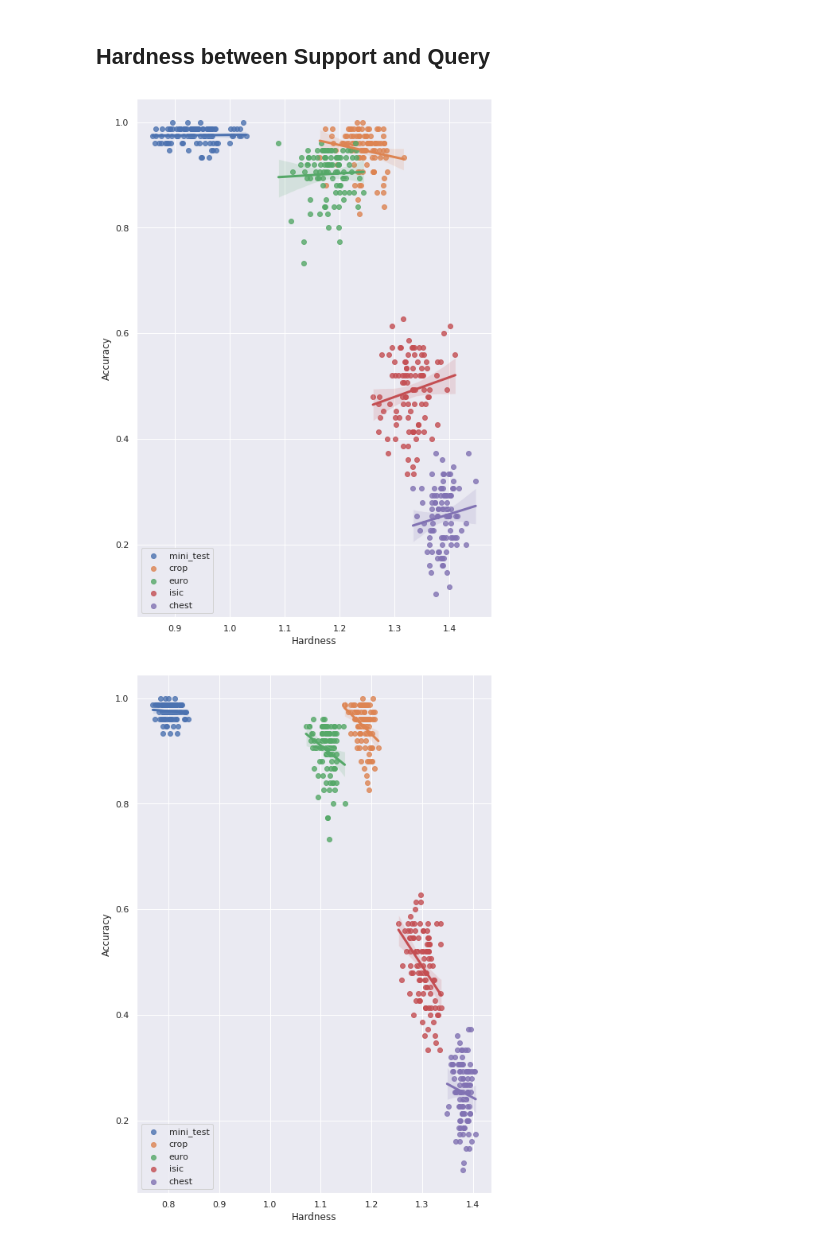
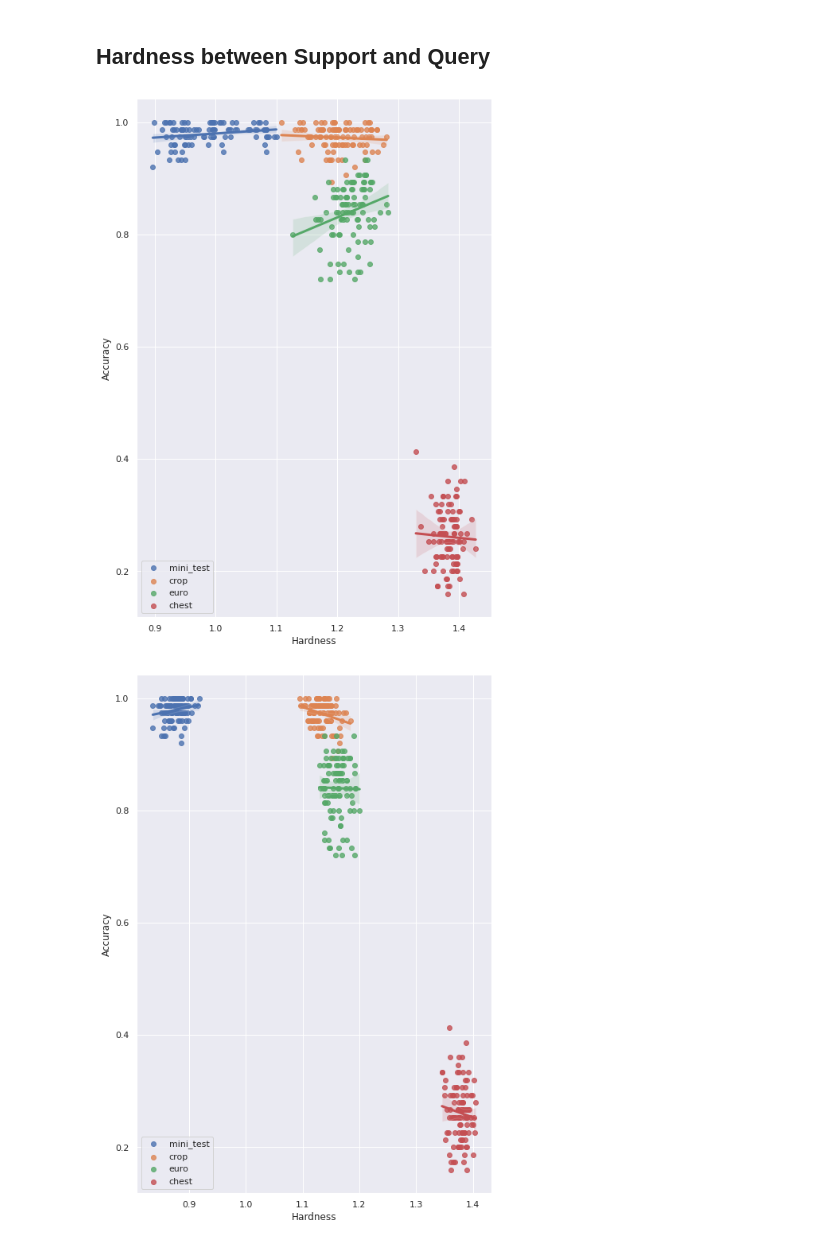
Before and after one commit to kimyuji/Fine-tune-with-Few-Samples, a Jupyter notebook: analysis_support_query.ipynb, the cells around one changed output. Cells and saved outputs as stored; diff of their text form; code cells hidden in the pictures.

```diff
--- a/analysis_support_query.ipynb
+++ b/analysis_support_query.ipynb
@@ -20,7 +20,7 @@ import itertools
 from torchvision.models import resnet152
 import torch
 from sklearn.metrics.pairwise import cosine_similarity
-datas = ['mini_test', 'crop','euro', 'isic', 'chest']
+datas = ['mini_test', 'crop','euro', 'chest']
 plt.rcParams["figure.figsize"] = (8,12)
 plt.rcParams['lines.linewidth'] = 2
 plt.rcParams['font.size'] = 15
@@ -112,9 +112,9 @@ plt.savefig('./img_pdf/support_query/support_clustering_5shot.pdf', bbox_inches=
 # 5 shot
 C = 5
 N = 5
-df = pd.DataFrame(None, columns = datas, index = [i for i in range(10)])
+df = pd.DataFrame(None, columns = datas, index = [i for i in range(20)])
 for data in datas:
-    path = './logs/baseline/output/torch_resnet18_simclr_LS_default/{}/05way_005shot_head_default/feature/{}_support.npy'
+    path = './logs/baseline/output/torch_resnet18_simclr_LS_default/{}/05way_005shot_head_default/feature/{:03d}_support.npy'
     for i in range(10):
         denom = [] # 분모
         numer = [] # 분자
@@ -131,16 +131,16 @@ for data in datas:
                 numer.append(cosine_distances(sample, mu_i))
         cluster_measure = C * sum(numer) / (N * sum(denom))
         df.loc[i, data] = cluster_measure
-df.index = ["support_{}".format(i) for i in range(10)]
+df.index = ["support_{}".format(i) for i in range(20)]
 # 5 shot
 # 각 support에 대해 query의 평균임
 for data in datas:
-    acc_path = './logs/baseline/output/torch_resnet18_simclr_LS_default/{}/05way_005shot_head_default/sq_test_acc.csv'
+    acc_path = './logs/baseline/output/torch_resnet18_simclr_LS_default/{}/05way_005shot_head_default/sq_test_acc_20.csv'
     test_acc = pd.read_csv(acc_path.format(data), index_col='Unnamed: 0')
     support_acc = test_acc.mean(axis=1)
     pair_df = pd.concat([df.loc[:,data].astype(float), support_acc], axis=1)
     pair_df.columns =["Feature Clustering Measure", "Accuracy"]
     sns.regplot(x='Feature Clustering Measure', y='Accuracy', data=pair_df, label = data)
 plt.legend()
-plt.savefig('./img_pdf/support_query/support_clustering_5shot_cosine.pdf', bbox_inches='tight', format='pdf')
+plt.savefig('./img_pdf/support_query/support_clustering_5shot_cosine_20.pdf', bbox_inches='tight', format='pdf')
 # %% [output]
@@ -150,9 +150,9 @@ plt.savefig('./img_pdf/support_query/support_clustering_5shot_cosine.pdf', bbox_
 # %%
 C = 5
 N = 15
-df = pd.DataFrame(None, columns = datas, index = [i for i in range(10)])
+df = pd.DataFrame(None, columns = datas, index = [i for i in range(20)])
 for data in datas:
-    path = './logs/baseline/output/torch_resnet18_simclr_LS_default/{}/05way_001shot_head_default/feature/{}_query.npy'
+    path = './logs/baseline/output/torch_resnet18_simclr_LS_default/{}/05way_001shot_head_default/feature/{:03d}_query.npy'
     for i in range(10):
         denom = [] # 분모
         numer = [] # 분자
@@ -169,15 +169,15 @@ for data in datas:
                 numer.append(np.linalg.norm(sample-mu_i) ** 2)
         cluster_measure = C * sum(numer) / (N * sum(denom))
         df.loc[i, data] = cluster_measure
-df.index = ["query_{}".format(i) for i in range(10)]
+df.index = ["query_{}".format(i) for i in range(20)]
 # 각 query 대해 support의 평균임
 for data in datas:
-    acc_path = './logs/baseline/output/torch_resnet18_simclr_LS_default/{}/05way_001shot_head_default/sq_test_acc.csv'
+    acc_path = './logs/baseline/output/torch_resnet18_simclr_LS_default/{}/05way_001shot_head_default/sq_test_acc_20.csv'
     test_acc = pd.read_csv(acc_path.format(data), index_col='Unnamed: 0')
     query_acc = test_acc.mean(axis=0)
     pair_df = pd.concat([df.loc[:,data].astype(float), query_acc], axis=1)
     pair_df.columns = ["Feature Clustering Measure", "Accuracy"]
     sns.regplot(x='Feature Clustering Measure', y='Accuracy', data=pair_df, label = data)
 plt.legend()
-plt.savefig('./img_pdf/support_query/query_clustering_1shot.pdf', bbox_inches='tight', format='pdf')
+plt.savefig('./img_pdf/support_query/query_clustering_1shot_20.pdf', bbox_inches='tight', format='pdf')
 # %% [output]
@@ -187,8 +187,8 @@ C = 5
 N = 15
 df = pd.DataFrame(None, columns = datas, index = [i for i in range(10)])
 for data in datas:
-    path = './logs/baseline/output/torch_resnet18_simclr_LS_default/{}/05way_005shot_head_default/feature/{}_query.npy'
-    for i in range(10):
+    path = './logs/baseline/output/torch_resnet18_simclr_LS_default/{}/05way_005shot_head_default/feature/{:03d}_query.npy'
+    for i in range(20):
         denom = [] # 분모
         numer = [] # 분자
         query = np.load(path.format(data, i))
@@ -204,16 +204,16 @@ for data in datas:
                 numer.append(np.linalg.norm(sample-mu_i) ** 2)
         cluster_measure = C * sum(numer) / (N * sum(denom))
         df.loc[i, data] = cluster_measure
-df.index = ["query_{}".format(i) for i in range(10)]
+df.index = ["query_{}".format(i) for i in range(20)]
 
 # 각 query 대해 support의 평균임
 for data in datas:
-    acc_path = './logs/baseline/output/torch_resnet18_simclr_LS_default/{}/05way_005shot_head_default/sq_test_acc.csv'
+    acc_path = './logs/baseline/output/torch_resnet18_simclr_LS_default/{}/05way_005shot_head_default/sq_test_acc_20.csv'
     test_acc = pd.read_csv(acc_path.format(data), index_col='Unnamed: 0')
     query_acc = test_acc.mean(axis=0)
     pair_df = pd.concat([df.loc[:,data].astype(float), query_acc], axis=1)
     pair_df.columns = ["Feature Clustering Measure", "Accuracy"]
     sns.regplot(x='Feature Clustering Measure', y='Accuracy', data=pair_df, label = data)
 plt.legend(loc = 'best')
-plt.savefig('./img_pdf/support_query/query_clustering_5shot.pdf', bbox_inches='tight', format='pdf')
+plt.savefig('./img_pdf/support_query/query_clustering_5shot_20.pdf', bbox_inches='tight', format='pdf')
 # %% [output]
@@ -279,34 +279,34 @@ def get_hardness(x_support, y_support, x_query, y_query):
 # %%
 # 1shot
 
 for data in datas:
-    df = pd.DataFrame(None, columns = range(10), index = range(10))
-    path = './logs/baseline/output/torch_resnet18_simclr_LS_default/{}/05way_001shot_head_default/feature/{}_{}.npy'
-    acc_path = './logs/baseline/output/torch_resnet18_simclr_LS_default/{}/05way_005shot_head_default/sq_test_acc.csv'.format(data)
+    df = pd.DataFrame(None, columns = range(20), index = range(20))
+    path = './logs/baseline/output/torch_resnet18_simclr_LS_default/{}/05way_001shot_head_default/feature/{:03d}_{}.npy'
+    acc_path = './logs/baseline/output/torch_resnet18_simclr_LS_default/{}/05way_005shot_head_default/sq_test_acc_20.csv'.format(data)
     test_acc = pd.read_csv(acc_path.format(data), index_col='Unnamed: 0')
     for support_episode in range(10):
         for query_episode in range(10):
             x_support = np.load(path.format(data, support_episode,'support'))
             x_query = np.load(path.format(data, query_episode, 'query'))
             y_support = torch.arange(5).repeat_interleave(1)
             y_query = torch.arange(5).repeat_interleave(15)
 
             hardness = get_hardness(x_support, y_support, x_query, y_query)
             df.loc[support_episode, query_episode] = hardness
     sns.regplot(x=df.values.reshape(-1).astype(float), y=test_acc.values.reshape(-1), label = data)
     plt.legend(loc="lower left")
 plt.xlabel('Hardness')
 plt.ylabel('Accuracy')
-plt.savefig('./img_pdf/support_query/support_query_hardness_1shot.pdf', bbox_inches='tight', format='pdf')
+plt.savefig('./img_pdf/support_query/support_query_hardness_1shot_20.pdf', bbox_inches='tight', format='pdf')
 # %% [output]
-[figure, old version]
+[figure, new version]
 # %%
 # 5shot
 
 for data in datas:
-    df = pd.DataFrame(None, columns = range(10), index = range(10))
-    path = './logs/baseline/output/torch_resnet18_simclr_LS_default/{}/05way_005shot_head_default/feature/{}_{}.npy'
-    acc_path = './logs/baseline/output/torch_resnet18_simclr_LS_default/{}/05way_005shot_head_default/sq_test_acc.csv'.format(data)
+    df = pd.DataFrame(None, columns = range(20), index = range(20))
+    path = './logs/baseline/output/torch_resnet18_simclr_LS_default/{}/05way_005shot_head_default/feature/{:03d}_{}.npy'
+    acc_path = './logs/baseline/output/torch_resnet18_simclr_LS_default/{}/05way_005shot_head_default/sq_test_acc_20.csv'.format(data)
     test_acc = pd.read_csv(acc_path.format(data), index_col='Unnamed: 0')
     for support_episode in range(10):
         for query_episode in range(10):
@@ -321,6 +321,6 @@ for data in datas:
     plt.legend(loc='lower left')
 plt.xlabel('Hardness')
 plt.ylabel('Accuracy')
-plt.savefig('./img_pdf/support_query/support_query_hardness_5shot.pdf', bbox_inches='tight', format='pdf')
+plt.savefig('./img_pdf/support_query/support_query_hardness_5shot_20.pdf', bbox_inches='tight', format='pdf')
 # %% [output]
-[figure, old version]
+[figure, new version]
```
Also changed, not shown: parts of 4 cells of this notebook, 4 other files.
